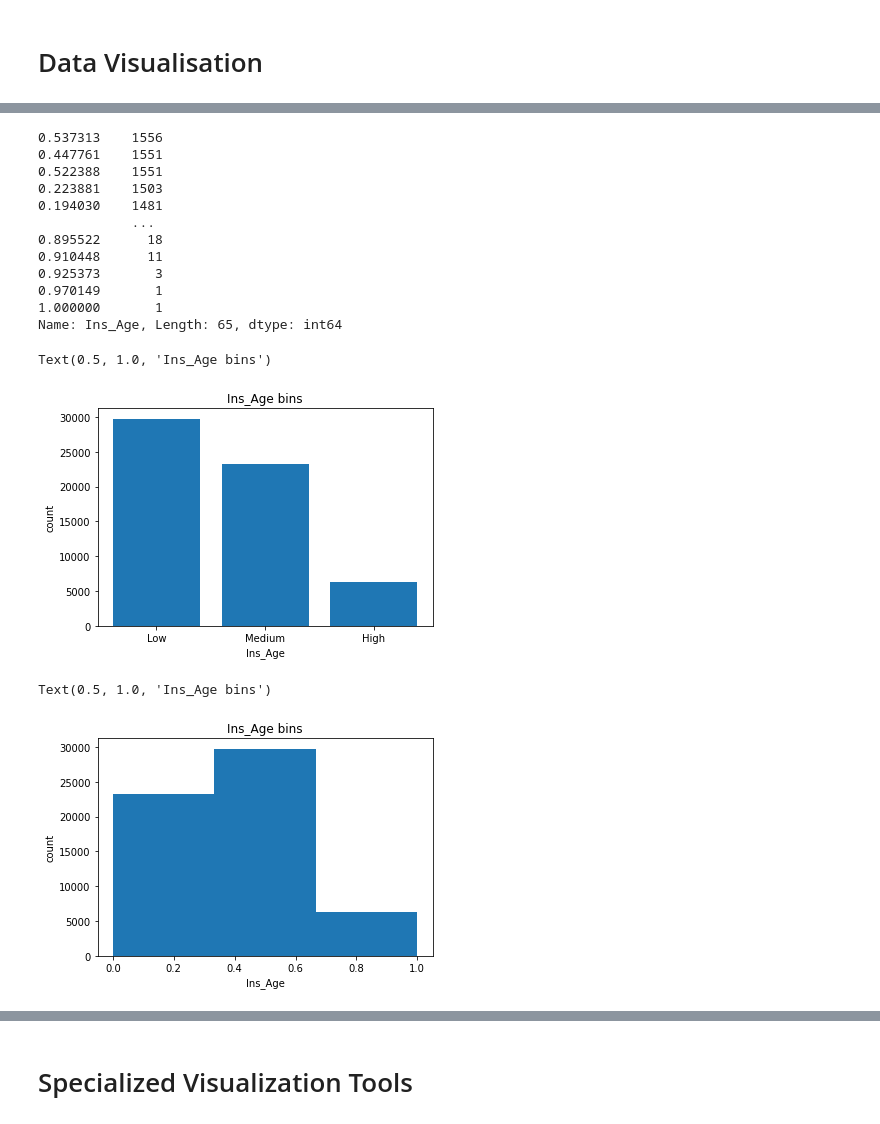
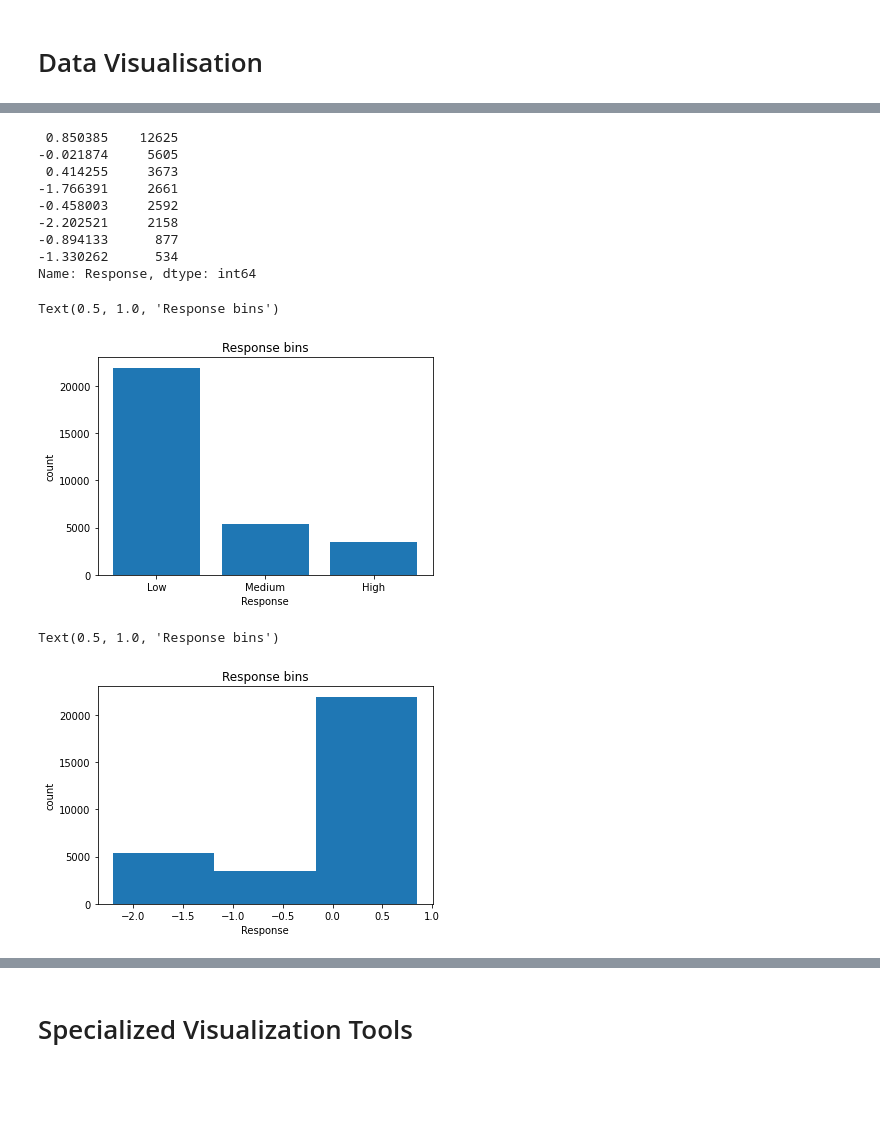
Before and after one commit to Andhi1710/python, a Jupyter notebook: Kelompok_1.ipynb, the cells around one changed output, grey strips where cells are left out. Drawn from its saved outputs; the diff is of its cells as text; code cells hidden in the pictures; blank space fills up the shorter version.

```diff
--- a/Kelompok_1.ipynb
+++ b/Kelompok_1.ipynb
@@ -281,0 +308,2 @@ df["Product_Info_1"] = (df["Product_Info_1"].mean())/df["Product_Info_1"].std()
+# %%
+df["Product_Info_3"] = (df["Product_Info_3"]-df["Product_Info_3"].mean())/df["Product_Info_3"].std()
@@ -293,0 +335,4 @@ df.describe()
+# %%
+#@title Binning
+bins = np.linspace(min(df["Response"]), max(df["Response"]), 4)
+bins
@@ -293,0 +343,3 @@ df.describe()
+# %%
+df['Response-binned'] = pd.cut(df['Response'], bins, labels=group_names, include_lowest=True )
+df[['Response','Response-binned']].head(20)
@@ -338,3 +402,0 @@ group_names = ['Low', 'Medium', 'High']
-# %%
-df['Ins_Age-binned'] = pd.cut(df['Ins_Age'], bins, labels=group_names, include_lowest=True )
-df[['Ins_Age','Ins_Age-binned']].head(20)
@@ -359,49 +403,46 @@ df[['Ins_Age','Ins_Age-binned']].head(20)
 # %%
-df["Ins_Age"].value_counts()
+df["Response"].value_counts()
 # %% [output]
-0.537313    1556
-0.447761    1551
-0.522388    1551
-0.223881    1503
-0.194030    1481
-            ...
-0.895522      18
-0.910448      11
-0.925373       3
-0.970149       1
-1.000000       1
-Name: Ins_Age, Length: 65, dtype: int64
+ 0.850385    12625
+-0.021874     5605
+ 0.414255     3673
+-1.766391     2661
+-0.458003     2592
+-2.202521     2158
+-0.894133      877
+-1.330262      534
+Name: Response, dtype: int64
 # %%
 %matplotlib inline
 import matplotlib as plt
 from matplotlib import pyplot
-pyplot.bar(group_names, df["Ins_Age-binned"].value_counts())
+pyplot.bar(group_names, df["Response-binned"].value_counts())
 
 # set x/y labels and plot title
-plt.pyplot.xlabel("Ins_Age")
+plt.pyplot.xlabel("Response")
 plt.pyplot.ylabel("count")
-plt.pyplot.title("Ins_Age bins")
+plt.pyplot.title("Response bins")
 # %% [output]
-Text(0.5, 1.0, 'Ins_Age bins')
+Text(0.5, 1.0, 'Response bins')
-[figure, old version]
+[figure, new version]
 # %%
 #@title Histogram
 %matplotlib inline
 import matplotlib as plt
 from matplotlib import pyplot
 
 a = (0,1,2)
 
 # draw historgram of attribute "horsepower" with bins = 3
-plt.pyplot.hist(df["Ins_Age"], bins = 3)
+plt.pyplot.hist(df["Response"], bins = 3)
 
 # set x/y labels and plot title
-plt.pyplot.xlabel("Ins_Age")
+plt.pyplot.xlabel("Response")
 plt.pyplot.ylabel("count")
-plt.pyplot.title("Ins_Age bins")
+plt.pyplot.title("Response bins")
 # %% [output]
-Text(0.5, 1.0, 'Ins_Age bins')
+Text(0.5, 1.0, 'Response bins')
-[figure, old version]
+[figure, new version]
 # %%
 df.columns
 # %% [output]
```
Also changed, not shown: parts of 62 cells of this notebook.
